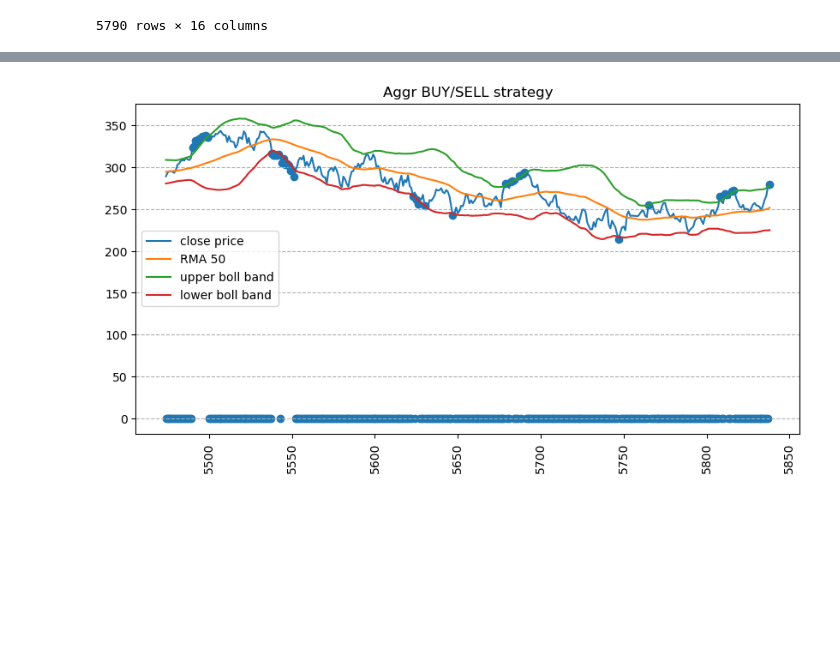
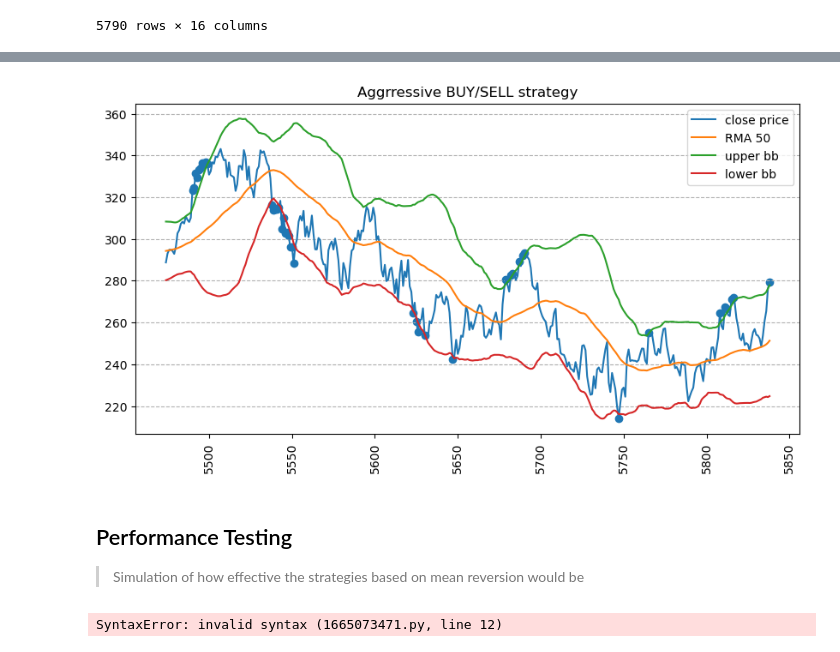
Before and after one commit to ShimronAlakkal/fin-lstm-research, a Jupyter notebook: mean_reversion.ipynb, the cells around one changed output, grey strips where cells are left out. Saved outputs shown, nothing was run; the diff lists cells and outputs as text; code cells hidden in the pictures; blank space fills up the shorter version.

```diff
--- a/mean_reversion.ipynb
+++ b/mean_reversion.ipynb
@@ -210,3 +212,6 @@ df
 | 5837 | 265.209991 | 276.559998 | 263.279999 | 276.200012 | 276.200012 | 54768800 | 2023-03-16 | 255.130500 | 250.298801 | 6.899700 | 12.990879 | ... |
 | 5838 | 278.260010 | 283.329987 | 276.320007 | 279.429993 | 279.429993 | 69492200 | 2023-03-17 | 255.994500 | 251.305400 | 8.677780 | 13.261852 | ... |
 5790 rows × 16 columns
+# %%
+dft = df.replace(0, np.nan).copy()
+dft
@@ -213,18 +232,44 @@ df
 # %%
 # zoomed in to the last year's data
 # a quick plot to view the data
 l = len(uDataMicrosoft)
 fig = plt.figure(figsize=(10,5))
-plt.plot(df.index[l-365:], df['Close'][l-365:])
-plt.plot(df.index[l-365:], df['rma50'][l-365:])
-plt.plot(df.index[l-365:], df['upper_bb_50'][l-365:])
-plt.plot(df.index[l-365:], df['lower_bb_50'][l-365:])
-plt.scatter(df.index[l-365:], df['signal'][l-365:])
+plt.plot(df.index[l-365:], dft['Close'][l-365:])
+plt.plot(df.index[l-365:], dft['rma50'][l-365:])
+plt.plot(df.index[l-365:], dft['upper_bb_50'][l-365:])
+plt.plot(df.index[l-365:], dft['lower_bb_50'][l-365:])
+plt.scatter(df.index[l-365:], dft['signal'][l-365:])
 
 plt.xticks(rotation='vertical')
-plt.title('Aggr BUY/SELL strategy')
+plt.title('Aggrressive BUY/SELL strategy')
 plt.grid(which='major', axis='y', linestyle='--')
-plt.legend(['close price','RMA 50','upper boll band', 'lower boll band'])
+plt.legend(['close price','RMA 50','upper bb', 'lower bb'])
 plt.show()
 # %% [output]
-[figure, old version]
+[figure, new version]
+# %% [markdown]
+## Performance Testing
+> Simulation of how effective the strategies based on mean reversion would be
+# %%
+qty: float = 1.0
+percent_change: float = 0
+account_val = 0
+init_inv = 0
+in_position: bool = False
+
+for index, row in df.iterrows():
+    # print(f'index is {index} and row is {row.Close}')
+    # implement the strategy
+    if not in_position:
+
+        # buy stocks
+        if ((row.Close < row['lower bb'] ) && row.Close < row['RMA50']):
+
+            print('buying stock at ', row.Close)
+            in_position = not in_position
+
+            if not init_inv:
+
+                init_inv = row.Close
+# %% [output]
+SyntaxError: invalid syntax (1665073471.py, line 12)
```
Also changed, not shown: parts of 2 cells of this notebook, 1 other file.
